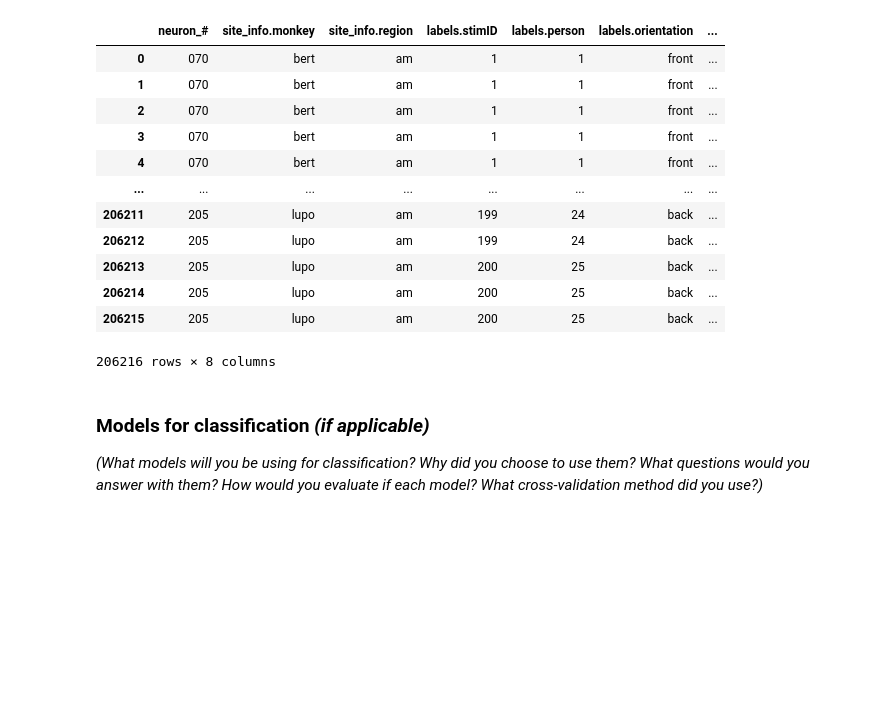
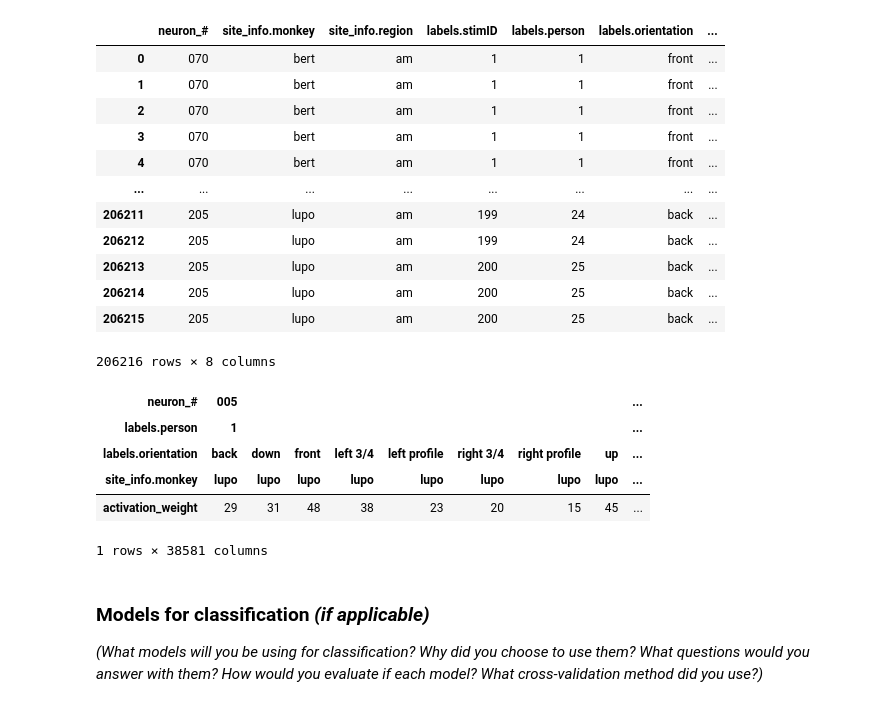
Before and after one commit to aeparisot/CMSE381Project, a Jupyter notebook: ProjectTemplate.ipynb, the cells around one changed output. Saved outputs shown, nothing was run; the diff lists cells and outputs as text; code cells hidden in the pictures; blank space fills up the shorter version.

Commit message:
data clenanging

```diff
--- a/ProjectTemplate.ipynb
+++ b/ProjectTemplate.ipynb
@@ -93,6 +91,17 @@ row_sum = df[df["category"] == "A"][sensor_cols].sum()
 | 206214 | 205 | lupo | am | 200 | 25 | back | ... |
 | 206215 | 205 | lupo | am | 200 | 25 | back | ... |
 206216 rows × 8 columns
+# %%
+grouped = averaged_data.groupby(["neuron_#", 'labels.person', 'labels.orientation', 'site_info.monkey'])['activation_weight'].sum()
+grouped = grouped.to_frame()
+grouped.transpose()
+# %% [output]
+| neuron_# | 005 |  |  |  |  |  |  |  | ... |
+| labels.person | 1 |  |  |  |  |  |  |  | ... |
+| labels.orientation | back | down | front | left 3/4 | left profile | right 3/4 | right profile | up | ... |
+| site_info.monkey | lupo | lupo | lupo | lupo | lupo | lupo | lupo | lupo | ... |
+| activation_weight | 29 | 31 | 48 | 38 | 23 | 20 | 15 | 45 | ... |
+1 rows × 38581 columns
 # %% [markdown]
 ### Models for classification _(if applicable)_
 _(What models will you be using for classification? Why did you choose to use them? What questions would you answer with them? How would you evaluate if each model? What cross-validation method did you use?)_
```
Also changed, not shown: parts of 1 cell of this notebook.
